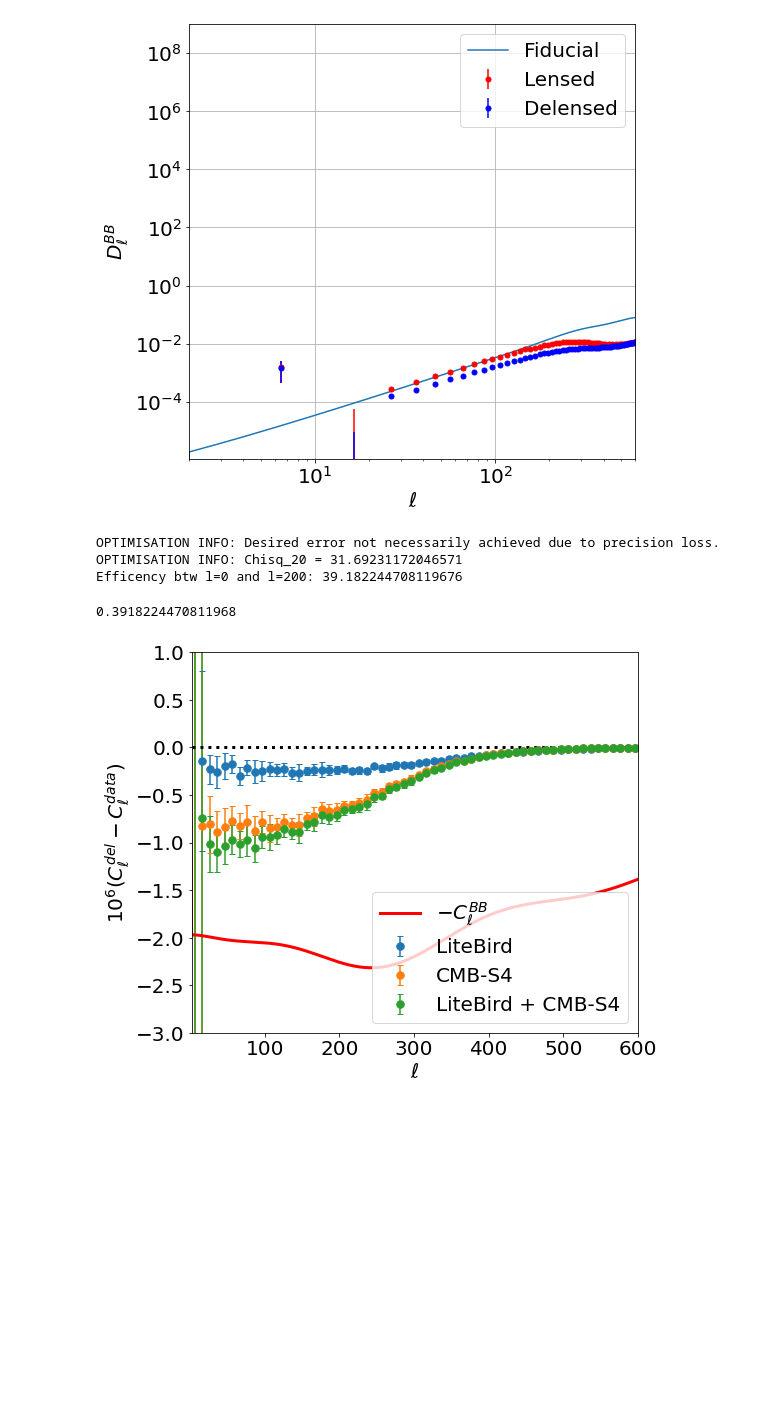
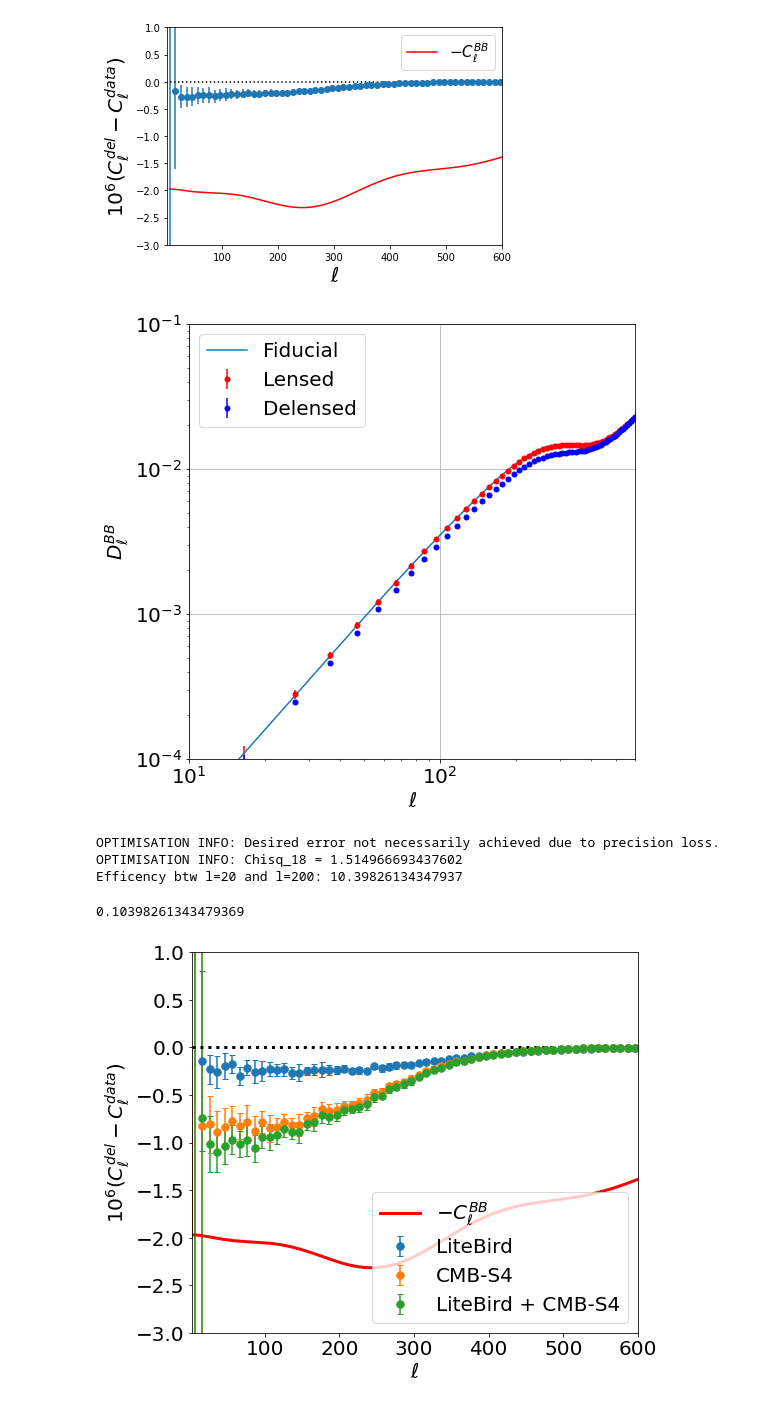
Before and after one commit to antolonappan/s4bird, a Jupyter notebook: Notebooks/z_LB_delensing.ipynb, the cells around one changed output. Drawn from its saved outputs; the diff is of its cells as text; code cells hidden in the pictures; blank space fills up the shorter version.

```diff
--- a/Notebooks/z_LB_delensing.ipynb
+++ b/Notebooks/z_LB_delensing.ipynb
@@ -21,4 +19,4 @@ Workspace intializing from /global/cscratch1/sd/lonappan/V3/litebird_LBplusS4/Ps
 # %%
-method.eff_lib.plot_stat(600)
+method.eff_lib.plot_spectrum_difference(600)
 # %% [output]
-[figure, old version]
+[figure, new version]
@@ -29,10 +23,14 @@ pk.dump(del_mean-method.eff_lib.bias,open(fname,'wb'))
+# %%
+method.eff_lib.plot_stat(600,ymin=10e-5,ymax=10e-2)
+# %% [output]
+[figure, added]
 # %%
-method.eff_lib.fit_efficency(0,200)
+method.eff_lib.fit_efficency(20,200)
 # %% [output]
 OPTIMISATION INFO: Desired error not necessarily achieved due to precision loss.
-OPTIMISATION INFO: Chisq_20 = 31.69231172046571
-Efficency btw l=0 and l=200: 39.182244708119676
+OPTIMISATION INFO: Chisq_18 = 1.514966693437602
+Efficency btw l=20 and l=200: 10.39826134347937
-0.3918224470811968
+0.10398261343479369
 # %%
 path = '/global/cscratch1/sd/lonappan/V2/'
 path1 = '/global/cscratch1/sd/lonappan/V3/'
```
Also changed, not shown: parts of 2 cells of this notebook, 11 other files.
